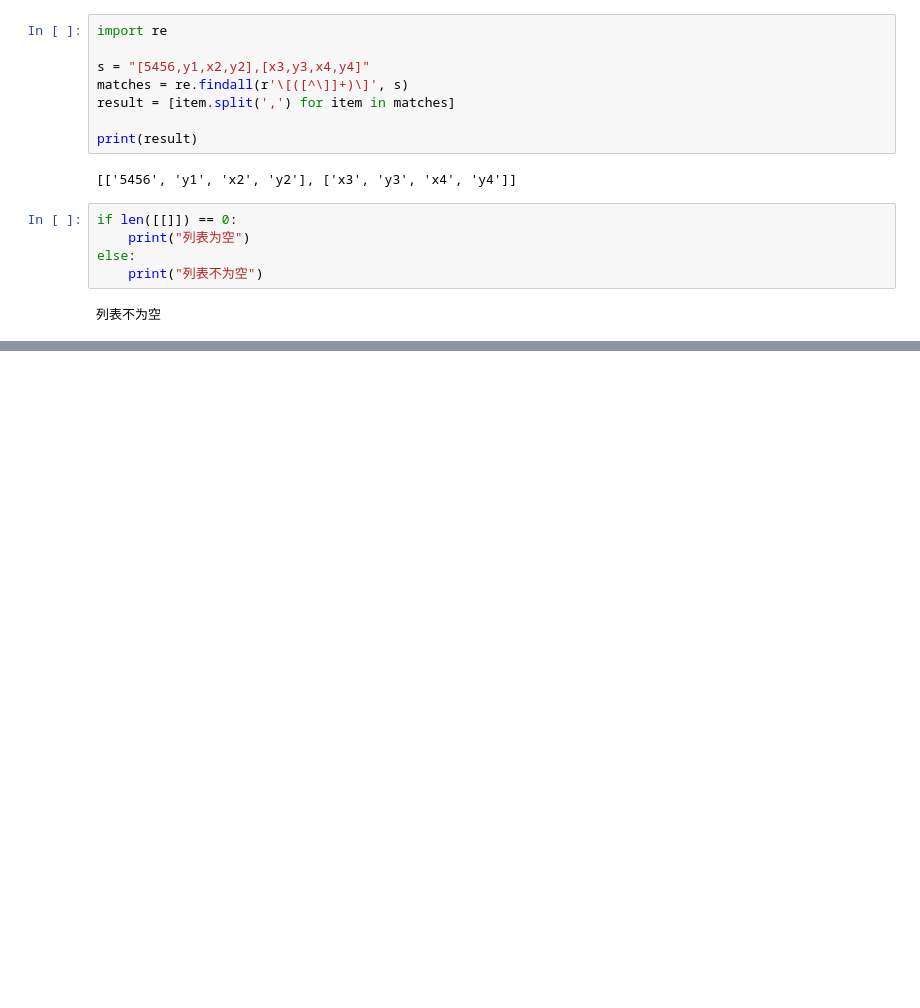
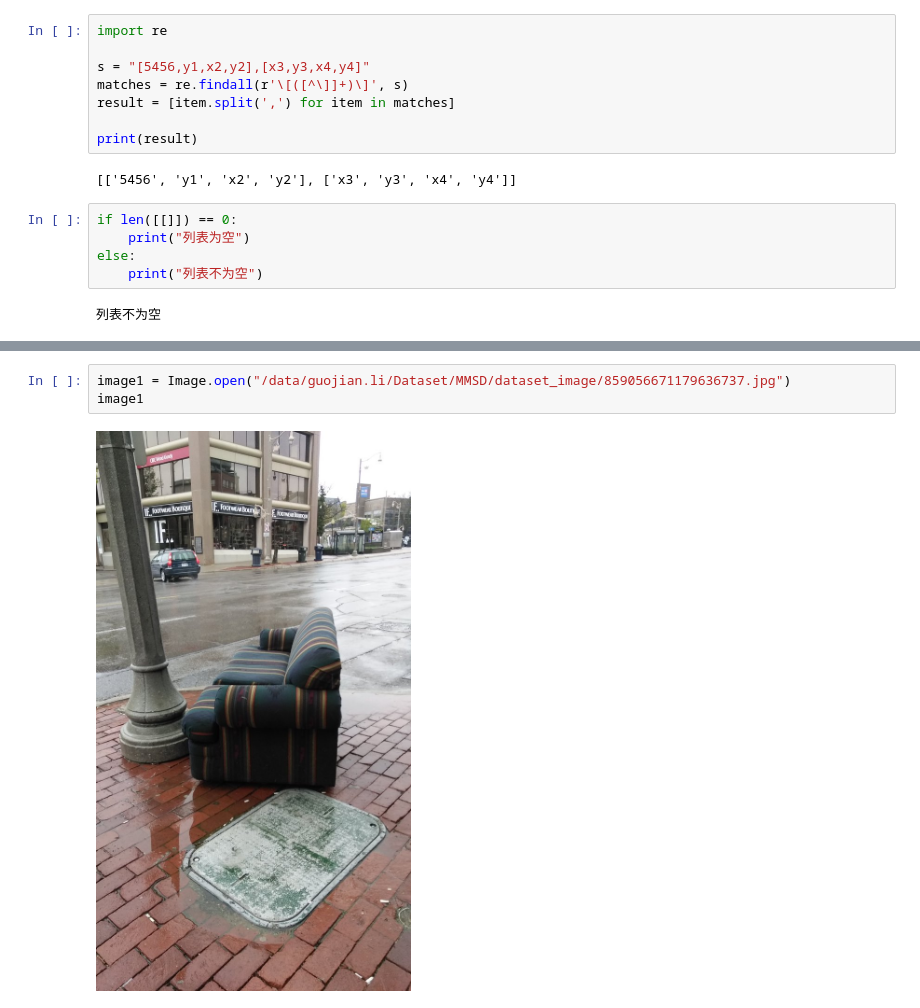
Before and after one commit to WorkHaH/Video-R1, a Jupyter notebook: my_demo/demo5.ipynb, the cells around one changed output, grey strips where cells are left out. Drawn from its saved outputs; the diff is of its cells as text; blank space fills up the shorter version.

```diff
--- a/my_demo/demo5.ipynb
+++ b/my_demo/demo5.ipynb
@@ -323,0 +393,5 @@ else:
+# %%
+image1 = Image.open("/data/guojian.li/Dataset/MMSD/dataset_image/859056671179636737.jpg")
+image1
+# %% [output]
+[figure, added]
```
Also changed, not shown: parts of 3 cells of this notebook, 14 other files.
